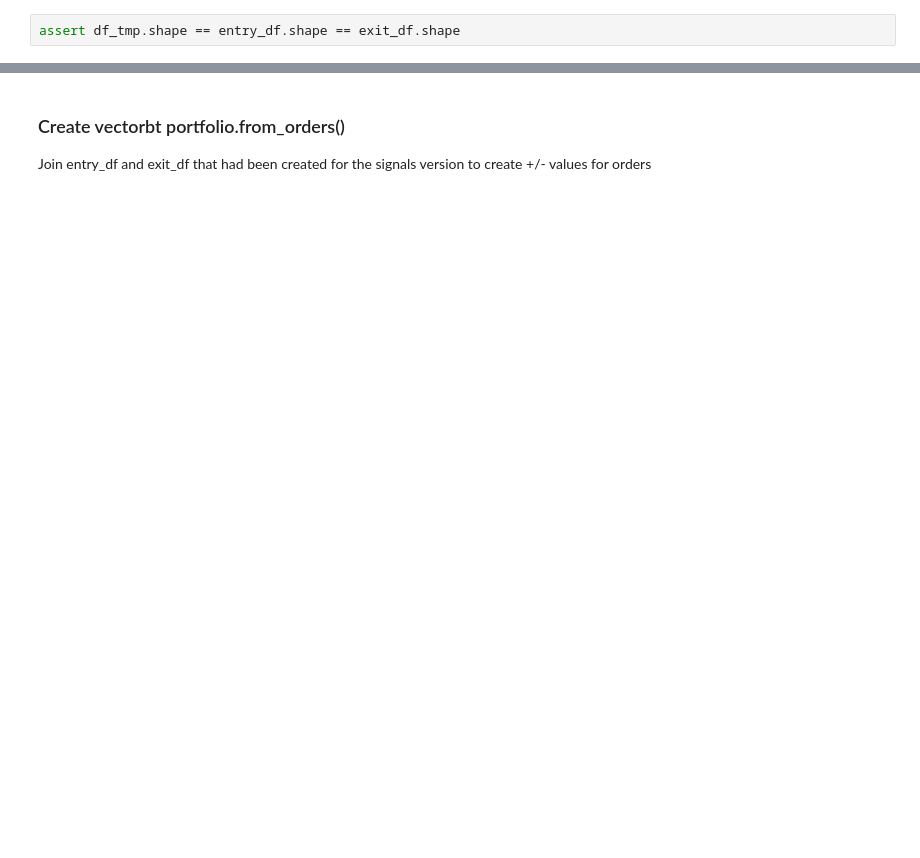
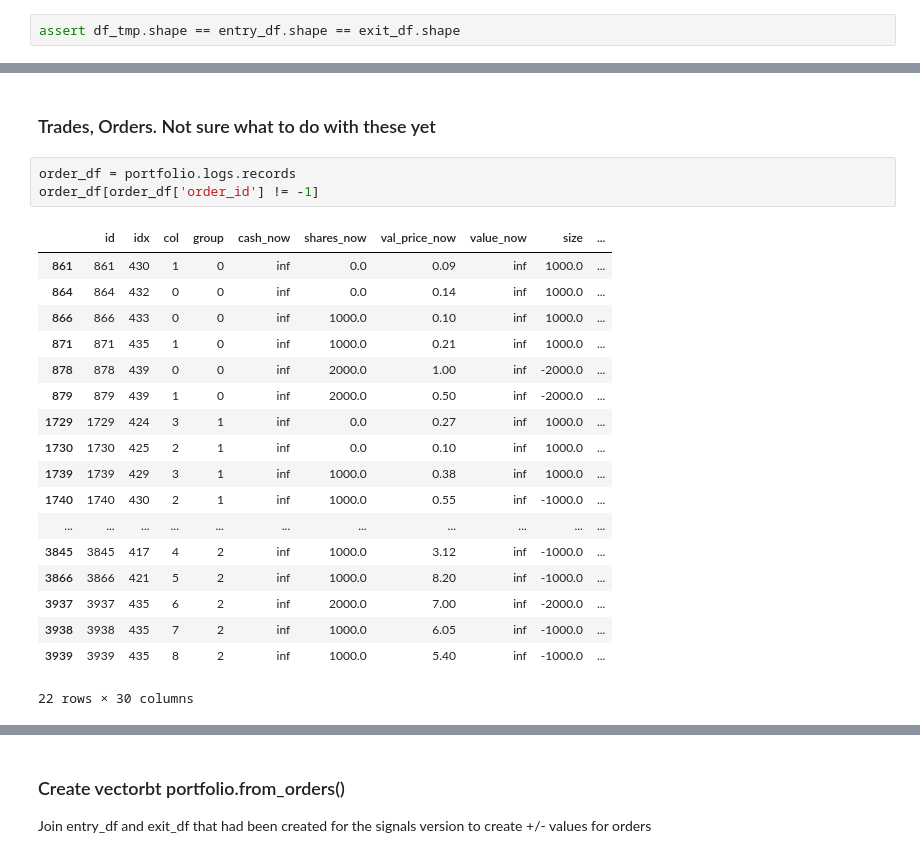
Before and after one commit to xbno/vectorbt, a Jupyter notebook: examples/multi.ipynb, the cells around one changed output, grey strips where cells are left out. Cells and saved outputs as stored; diff of their text form; blank space fills up the shorter version.

```diff
--- a/examples/multi.ipynb
+++ b/examples/multi.ipynb
@@ -140,0 +182,24 @@ assert df_tmp.shape == entry_df.shape == exit_df.shape
+# %% [markdown]
+### Trades, Orders. Not sure what to do with these yet
+# %%
+order_df = portfolio.logs.records
+order_df[order_df['order_id'] != -1]
+# %% [output]
+|  | id | idx | col | group | cash_now | shares_now | val_price_now | value_now | size | ... |
+| 861 | 861 | 430 | 1 | 0 | inf | 0.0 | 0.09 | inf | 1000.0 | ... |
+| 864 | 864 | 432 | 0 | 0 | inf | 0.0 | 0.14 | inf | 1000.0 | ... |
+| 866 | 866 | 433 | 0 | 0 | inf | 1000.0 | 0.10 | inf | 1000.0 | ... |
+| 871 | 871 | 435 | 1 | 0 | inf | 1000.0 | 0.21 | inf | 1000.0 | ... |
+| 878 | 878 | 439 | 0 | 0 | inf | 2000.0 | 1.00 | inf | -2000.0 | ... |
+| 879 | 879 | 439 | 1 | 0 | inf | 2000.0 | 0.50 | inf | -2000.0 | ... |
+| 1729 | 1729 | 424 | 3 | 1 | inf | 0.0 | 0.27 | inf | 1000.0 | ... |
+| 1730 | 1730 | 425 | 2 | 1 | inf | 0.0 | 0.10 | inf | 1000.0 | ... |
+| 1739 | 1739 | 429 | 3 | 1 | inf | 1000.0 | 0.38 | inf | 1000.0 | ... |
+| 1740 | 1740 | 430 | 2 | 1 | inf | 1000.0 | 0.55 | inf | -1000.0 | ... |
+| ... | ... | ... | ... | ... | ... | ... | ... | ... | ... | ... |
+| 3845 | 3845 | 417 | 4 | 2 | inf | 1000.0 | 3.12 | inf | -1000.0 | ... |
+| 3866 | 3866 | 421 | 5 | 2 | inf | 1000.0 | 8.20 | inf | -1000.0 | ... |
+| 3937 | 3937 | 435 | 6 | 2 | inf | 2000.0 | 7.00 | inf | -2000.0 | ... |
+| 3938 | 3938 | 435 | 7 | 2 | inf | 1000.0 | 6.05 | inf | -1000.0 | ... |
+| 3939 | 3939 | 435 | 8 | 2 | inf | 1000.0 | 5.40 | inf | -1000.0 | ... |
+22 rows × 30 columns
```
Also changed, not shown: parts of 65 cells of this notebook.
